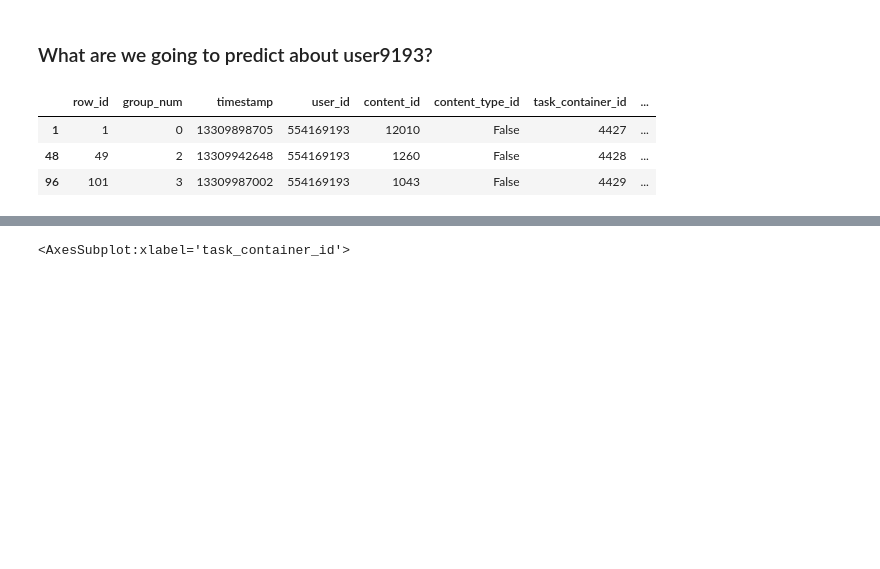
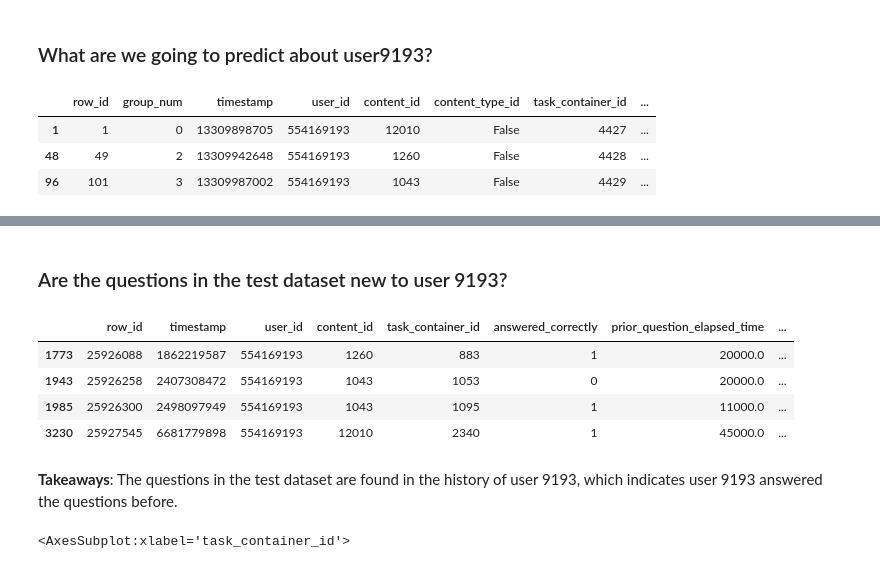
Before and after one commit to Yongliang-Shi/riiid_answer_correctness_prediction, a Jupyter notebook: explore_user_history_in_test_dataset.ipynb, the cells around one changed output, grey strips where cells are left out. Saved outputs shown, nothing was run; the diff lists cells and outputs as text; code cells hidden in the pictures; blank space fills up the shorter version.

Commit message:
explore the questions user 9193 will answer in the test dataset

```diff
--- a/explore_user_history_in_test_dataset.ipynb
+++ b/explore_user_history_in_test_dataset.ipynb
@@ -221,3 +215,16 @@ Name: task_container_id, Length: 6956, dtype: int64
+# %% [markdown]
+### Are the questions in the test dataset new to user 9193?
+# %%
+mask = (user9193.content_id == 12010)|(user9193.content_id == 1260)|(user9193.content_id == 1043)
+user9193[mask]
+# %% [output]
+|  | row_id | timestamp | user_id | content_id | task_container_id | answered_correctly | prior_question_elapsed_time | ... |
+| 1773 | 25926088 | 1862219587 | 554169193 | 1260 | 883 | 1 | 20000.0 | ... |
+| 1943 | 25926258 | 2407308472 | 554169193 | 1043 | 1053 | 0 | 20000.0 | ... |
+| 1985 | 25926300 | 2498097949 | 554169193 | 1043 | 1095 | 1 | 11000.0 | ... |
+| 3230 | 25927545 | 6681779898 | 554169193 | 12010 | 2340 | 1 | 45000.0 | ... |
+# %% [markdown]
+**Takeaways**: The questions in the test dataset are found in the history of user 9193, which indicates user 9193 answered the questions before.
 # %%
 df.groupby('task_container_id').size().plot()
 # %% [output]
```
Also changed, not shown: parts of 5 cells of this notebook.
